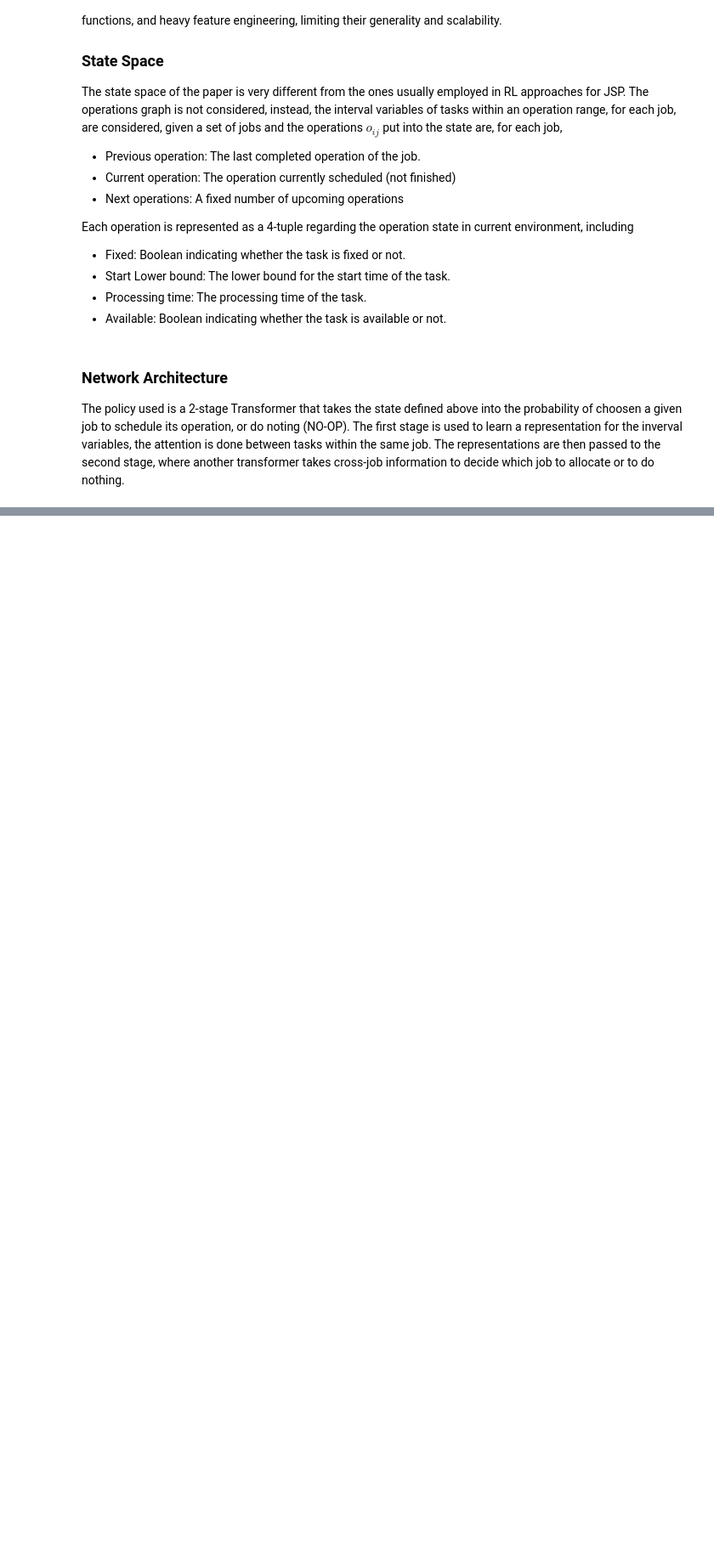
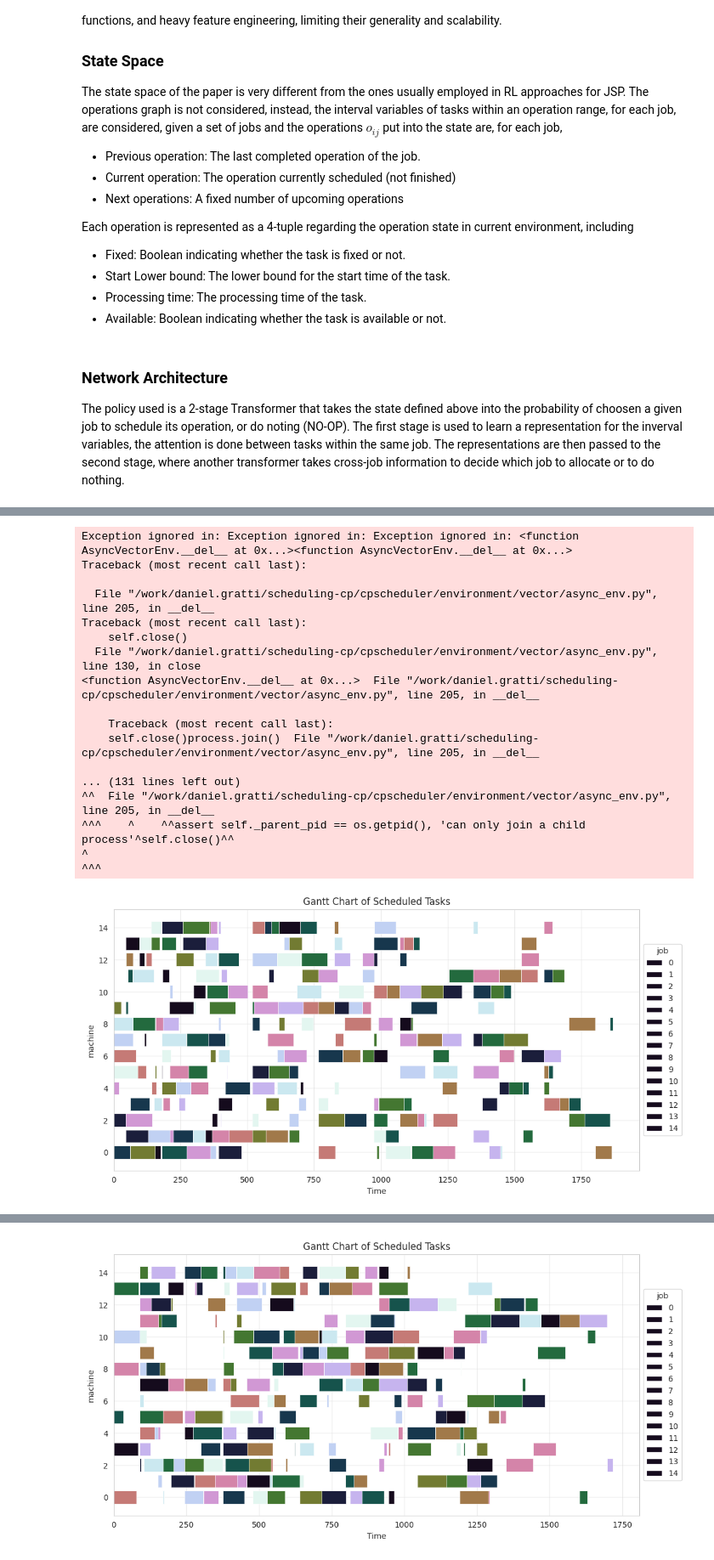
Before and after one commit to DanielGardin/cp-scheduling, a Jupyter notebook: notebooks/End2End.ipynb, the cells around one changed output, grey strips where cells are left out. Shown at 85% size. Cells and saved outputs as stored; diff of their text form; code cells hidden in the pictures; blank space fills up the shorter version.

```diff
--- a/notebooks/End2End.ipynb
+++ b/notebooks/End2End.ipynb
@@ -119,6 +118,9 @@ class End2EndEnv(WrappedEnv):
     def process_instance(self, obs: dict[str, list[Any]]) -> None:
         obs = self.env._get_obs()
         self.jobs = obs['job']
+
+        for i in range(self.n_jobs):
+            self.current_ops[i] = 0
 
         # We suppose that the tasks are ordered by operation
         task: int
@@ -235,8 +237,8 @@ def make_env(
 def make_eval_env(
         i: int,
         n_future_tasks: int = 3
-    ) -> Callable[[], Env]:
-    def env_fn() -> Env:
+    ) -> Callable[[], End2EndEnv]:
+    def env_fn() -> End2EndEnv:
         instance, metadata = read_jsp_instance(root / f'instances/jobshop/ta{i:02d}.txt')
 
         env = JobShopEnv(instance)
@@ -661,16 +663,16 @@ d_model = 8
 n_future_tasks = 3
 time_limit = 30
 
-device = 'cuda:2'
+device = 'cuda:1'
 seed: int = 42
 
 # Training parameters
-n_envs: int = 4
-vector_env: Literal['async', 'sync', 'ray'] = 'sync'
+n_envs: int = 128
+vector_env: Literal['async', 'sync', 'ray'] = 'async'
 
 learning_rate : float           = 2.5e-4
 batch_size    : int             = 128
-clip_coef     : float           = 0.3
+clip_coef     : float           = 0.2
 update_epochs : int             = 16
 n_updates     : int             = 100
 target_kl     : Optional[float] = 0.01
@@ -721,0 +743,28 @@ AssertionError:
+# %%
+val_makespans = []
+
+for group in range(8):
+    initial = group * 10 + 1
+    taillard_envs = AsyncVectorEnv(
+        [make_eval_env(i) for i in range(initial, initial + 10)],
+        auto_reset=False,
+    )
+
+    obs, info = taillard_envs.reset()
+    for _ in range(1000):
+        tensor_obs = torch.stack(obs).to(device)
+
+        with torch.no_grad():
+            logits = agent(tensor_obs)
+            action = torch.argmax(logits, dim=1)
+
+        obs, reward, terminated, truncated, info = taillard_envs.step(
+            action.cpu()
+        )
+
+        if all(terminated):
+            break
+
+    break
+
+    val_makespans.extend(info["objective_value"])
@@ -721,0 +775,21 @@ AssertionError:
+# %%
+taillard_envs.render()
+# %% [output]
+Exception ignored in: Exception ignored in: Exception ignored in: <function AsyncVectorEnv.__del__ at 0x...><function AsyncVectorEnv.__del__ at 0x...>
+Traceback (most recent call last):
+
+  File "/work/daniel.gratti/scheduling-cp/cpscheduler/environment/vector/async_env.py", line 205, in __del__
+Traceback (most recent call last):
+    self.close()
+  File "/work/daniel.gratti/scheduling-cp/cpscheduler/environment/vector/async_env.py", line 130, in close
+<function AsyncVectorEnv.__del__ at 0x...>  File "/work/daniel.gratti/scheduling-cp/cpscheduler/environment/vector/async_env.py", line 205, in __del__
+
+    Traceback (most recent call last):
+    self.close()process.join()  File "/work/daniel.gratti/scheduling-cp/cpscheduler/environment/vector/async_env.py", line 205, in __del__
+
+... (131 lines left out)
+^^  File "/work/daniel.gratti/scheduling-cp/cpscheduler/environment/vector/async_env.py", line 205, in __del__
+^^^    ^    ^^assert self._parent_pid == os.getpid(), 'can only join a child process'^self.close()^^
+^
+^^^
+[figure, added]
@@ -721,0 +813 @@ AssertionError:
+[figure, added]
```
Also changed, not shown: parts of 12 cells of this notebook, 4 other files.
